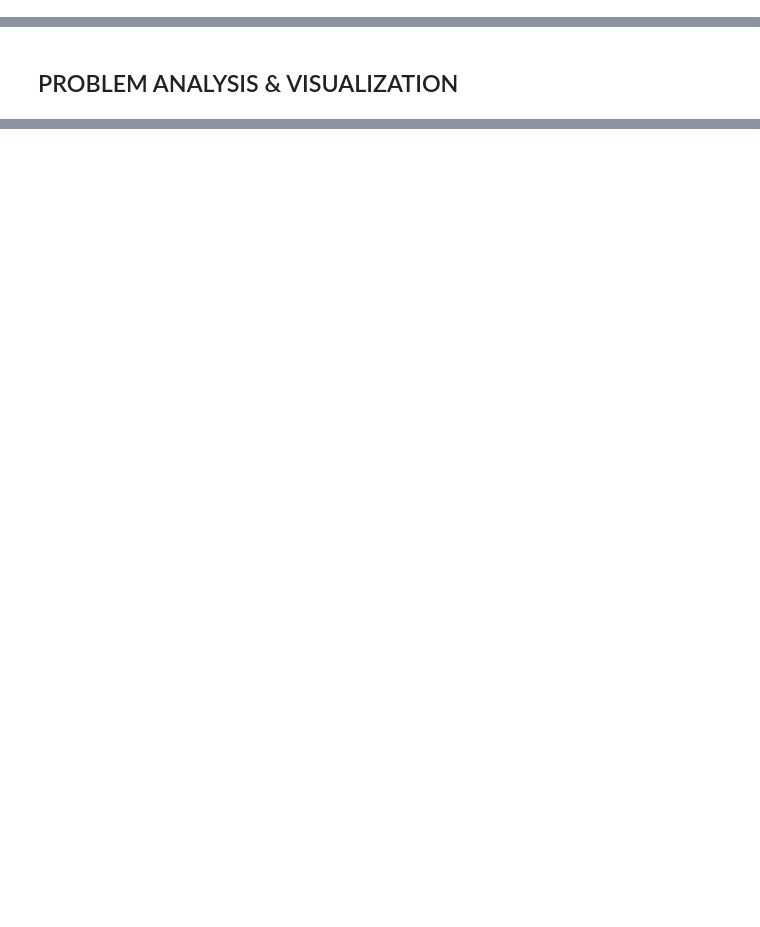
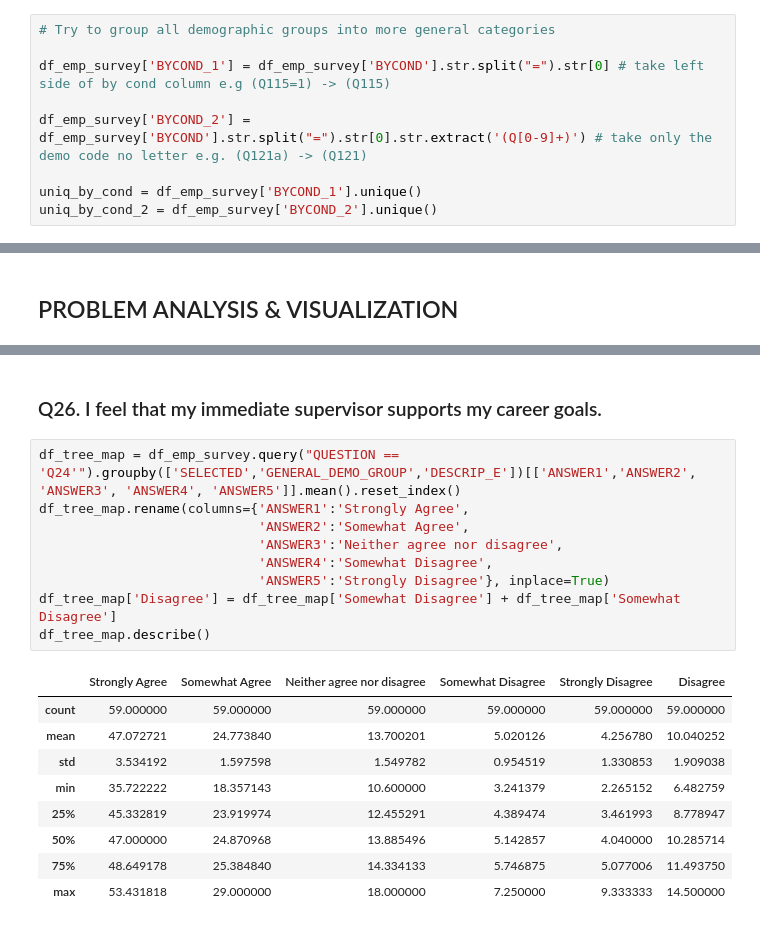
Before and after one commit to Sunnyc317/CanDev-equity_groups_talent_mobilization-, a Jupyter notebook: final_submission.ipynb, the cells around one changed output, grey strips where cells are left out. Saved outputs shown, nothing was run; the diff lists cells and outputs as text; blank space fills up the shorter version.

```diff
--- a/final_submission.ipynb
+++ b/final_submission.ipynb
@@ -162,0 +155,9 @@ array(['Male gender', 'Female gender'], dtype=object)
+# %%
+# Try to group all demographic groups into more general categories
+
+df_emp_survey['BYCOND_1'] = df_emp_survey['BYCOND'].str.split("=").str[0] # take left side of by cond column e.g (Q115=1) -> (Q115)
+
+df_emp_survey['BYCOND_2'] = df_emp_survey['BYCOND'].str.split("=").str[0].str.extract('(Q[0-9]+)') # take only the demo code no letter e.g. (Q121a) -> (Q121)
+
+uniq_by_cond = df_emp_survey['BYCOND_1'].unique()
+uniq_by_cond_2 = df_emp_survey['BYCOND_2'].unique()
@@ -166,0 +499,21 @@ array(['Male gender', 'Female gender'], dtype=object)
+# %% [markdown]
+### Q26. I feel that my immediate supervisor supports my career goals.
+# %%
+df_tree_map = df_emp_survey.query("QUESTION == 'Q24'").groupby(['SELECTED','GENERAL_DEMO_GROUP','DESCRIP_E'])[['ANSWER1','ANSWER2', 'ANSWER3', 'ANSWER4', 'ANSWER5']].mean().reset_index()
+df_tree_map.rename(columns={'ANSWER1':'Strongly Agree',
+                            'ANSWER2':'Somewhat Agree',
+                            'ANSWER3':'Neither agree nor disagree',
+                            'ANSWER4':'Somewhat Disagree',
+                            'ANSWER5':'Strongly Disagree'}, inplace=True)
+df_tree_map['Disagree'] = df_tree_map['Somewhat Disagree'] + df_tree_map['Somewhat Disagree']
+df_tree_map.describe()
+# %% [output]
+|  | Strongly Agree | Somewhat Agree | Neither agree nor disagree | Somewhat Disagree | Strongly Disagree | Disagree |
+| count | 59.000000 | 59.000000 | 59.000000 | 59.000000 | 59.000000 | 59.000000 |
+| mean | 47.072721 | 24.773840 | 13.700201 | 5.020126 | 4.256780 | 10.040252 |
+| std | 3.534192 | 1.597598 | 1.549782 | 0.954519 | 1.330853 | 1.909038 |
+| min | 35.722222 | 18.357143 | 10.600000 | 3.241379 | 2.265152 | 6.482759 |
+| 25% | 45.332819 | 23.919974 | 12.455291 | 4.389474 | 3.461993 | 8.778947 |
+| 50% | 47.000000 | 24.870968 | 13.885496 | 5.142857 | 4.040000 | 10.285714 |
+| 75% | 48.649178 | 25.384840 | 14.334133 | 5.746875 | 5.077006 | 11.493750 |
+| max | 53.431818 | 29.000000 | 18.000000 | 7.250000 | 9.333333 | 14.500000 |
```
Also changed, not shown: parts of 79 cells of this notebook.
